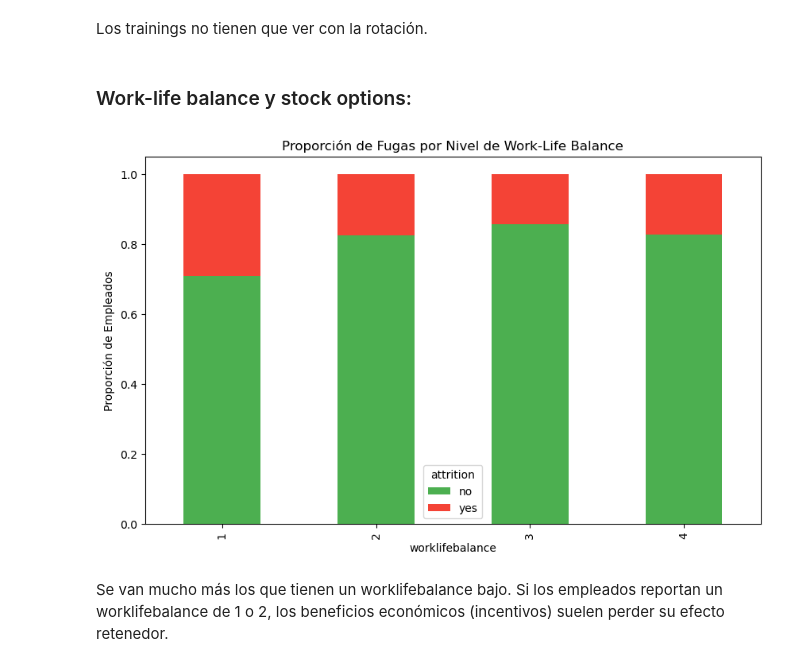
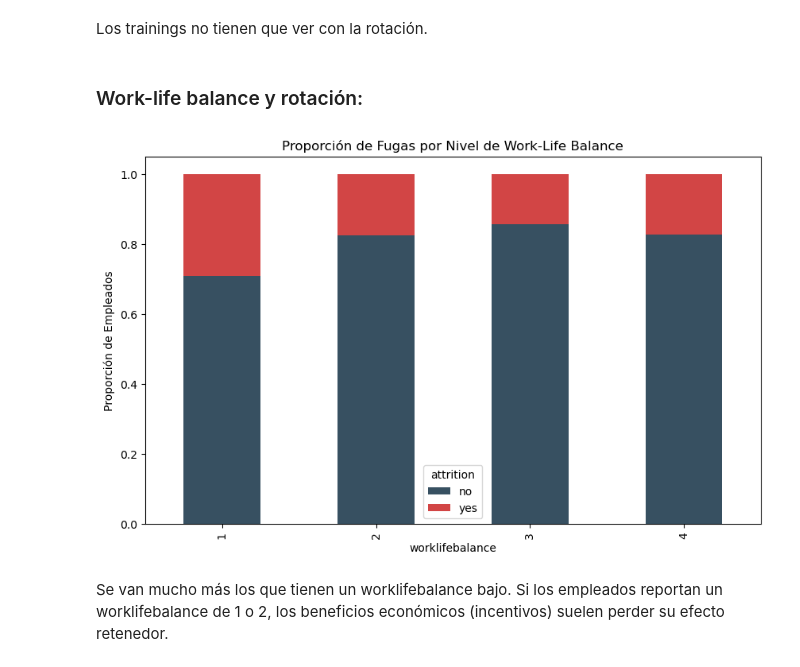
Before and after one commit to NIEVESPA/project-da-promo-60-modulo-3-team-3, a Jupyter notebook: FINAL/Fase_3_analisis_descriptivo.ipynb, the cells around one changed output. Cells and saved outputs as stored; diff of their text form; code cells hidden in the pictures.

```diff
--- a/FINAL/Fase_3_analisis_descriptivo.ipynb
+++ b/FINAL/Fase_3_analisis_descriptivo.ipynb
@@ -1371,17 +1371,17 @@ plt.show()
 # %% [markdown]
 Los trainings no tienen que ver con la rotación.
 # %% [markdown]
-### Work-life balance y stock options:
+### Work-life balance y rotación:
 # %%
 # Cruzamos Balance Vida-Carrera con Nivel de Stock Options
 pivot = pd.crosstab(df['worklifebalance'], df['attrition'], normalize='index')
 
-pivot.plot(kind='bar', stacked=True, color=['#4CAF50', '#F44336'], figsize=(10,6))
+pivot.plot(kind='bar', stacked=True, color=["#375061", "#d24545"], figsize=(10,6))
 plt.title('Proporción de Fugas por Nivel de Work-Life Balance')
 plt.ylabel('Proporción de Empleados')
 plt.show()
 # %% [output]
-[figure, old version]
+[figure, new version]
 # %% [markdown]
 Se van mucho más los que tienen un worklifebalance bajo. Si los empleados reportan un worklifebalance de 1 o 2, los beneficios económicos (incentivos) suelen perder su efecto retenedor.
 # %% [markdown]
```
Also changed, not shown: parts of 2 cells of this notebook, 2 other files.
